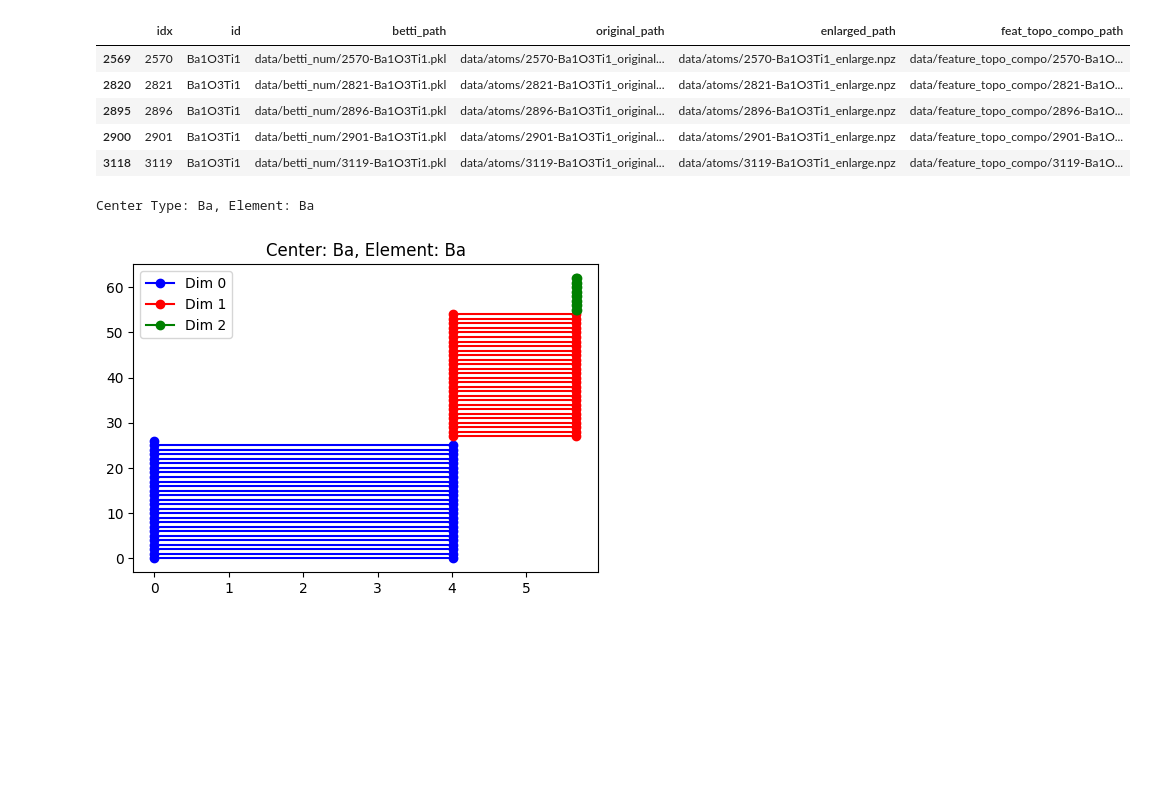
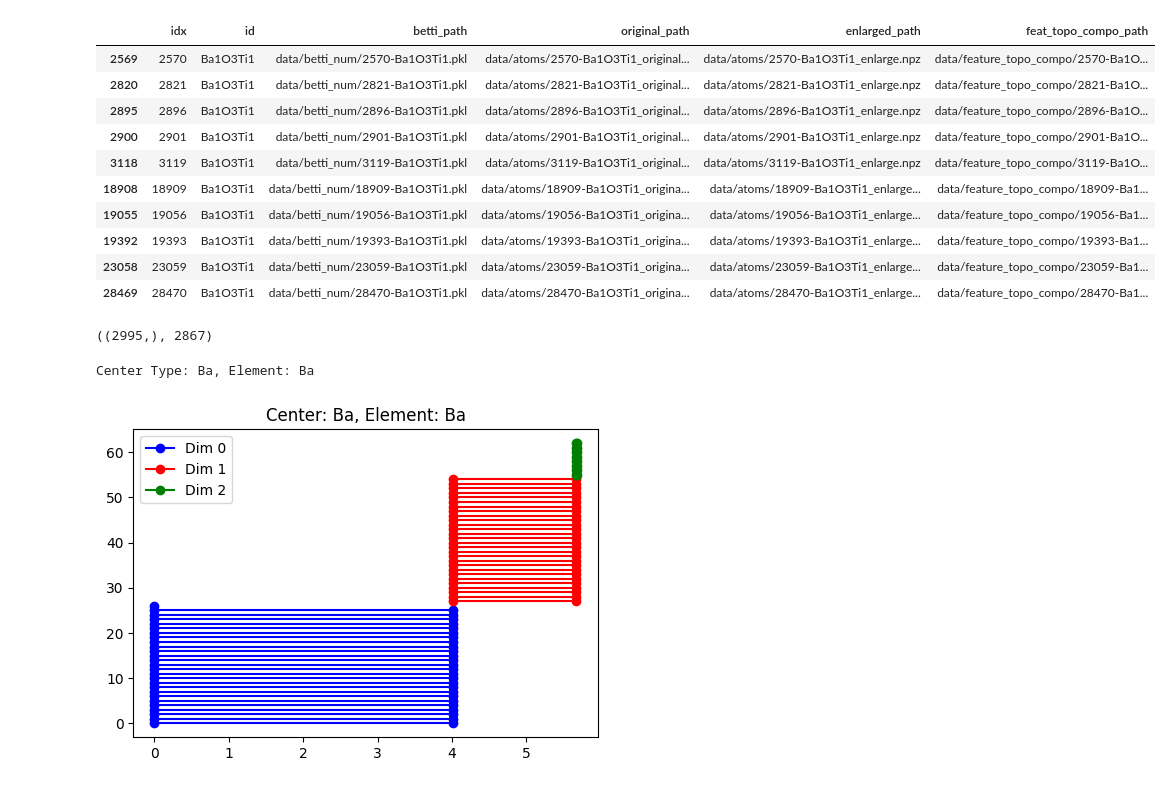
Before and after one commit to SantriptaSharma/omws-topo-crystals, a Jupyter notebook: validation.ipynb, the cells around one changed output. Drawn from its saved outputs; the diff is of its cells as text; code cells hidden in the pictures; blank space fills up the shorter version.

```diff
--- a/validation.ipynb
+++ b/validation.ipynb
@@ -57,14 +59,19 @@ def load_feature(path):
 	feat = np.load(path)
 	return feat
 # %%
-df[df["id"].str.contains("Ba") & df["id"].str.contains("Ti")].head()
+df[df["id"] == "Ba1O3Ti1"]
 # %% [output]
 |  | idx | id | betti_path | original_path | enlarged_path | feat_topo_compo_path |
 | 2569 | 2570 | Ba1O3Ti1 | data/betti_num/2570-Ba1O3Ti1.pkl | data/atoms/2570-Ba1O3Ti1_original... | data/atoms/2570-Ba1O3Ti1_enlarge.npz | data/feature_topo_compo/2570-Ba1O... |
 | 2820 | 2821 | Ba1O3Ti1 | data/betti_num/2821-Ba1O3Ti1.pkl | data/atoms/2821-Ba1O3Ti1_original... | data/atoms/2821-Ba1O3Ti1_enlarge.npz | data/feature_topo_compo/2821-Ba1O... |
 | 2895 | 2896 | Ba1O3Ti1 | data/betti_num/2896-Ba1O3Ti1.pkl | data/atoms/2896-Ba1O3Ti1_original... | data/atoms/2896-Ba1O3Ti1_enlarge.npz | data/feature_topo_compo/2896-Ba1O... |
 | 2900 | 2901 | Ba1O3Ti1 | data/betti_num/2901-Ba1O3Ti1.pkl | data/atoms/2901-Ba1O3Ti1_original... | data/atoms/2901-Ba1O3Ti1_enlarge.npz | data/feature_topo_compo/2901-Ba1O... |
 | 3118 | 3119 | Ba1O3Ti1 | data/betti_num/3119-Ba1O3Ti1.pkl | data/atoms/3119-Ba1O3Ti1_original... | data/atoms/3119-Ba1O3Ti1_enlarge.npz | data/feature_topo_compo/3119-Ba1O... |
+| 18908 | 18909 | Ba1O3Ti1 | data/betti_num/18909-Ba1O3Ti1.pkl | data/atoms/18909-Ba1O3Ti1_origina... | data/atoms/18909-Ba1O3Ti1_enlarge... | data/feature_topo_compo/18909-Ba1... |
+| 19055 | 19056 | Ba1O3Ti1 | data/betti_num/19056-Ba1O3Ti1.pkl | data/atoms/19056-Ba1O3Ti1_origina... | data/atoms/19056-Ba1O3Ti1_enlarge... | data/feature_topo_compo/19056-Ba1... |
+| 19392 | 19393 | Ba1O3Ti1 | data/betti_num/19393-Ba1O3Ti1.pkl | data/atoms/19393-Ba1O3Ti1_origina... | data/atoms/19393-Ba1O3Ti1_enlarge... | data/feature_topo_compo/19393-Ba1... |
+| 23058 | 23059 | Ba1O3Ti1 | data/betti_num/23059-Ba1O3Ti1.pkl | data/atoms/23059-Ba1O3Ti1_origina... | data/atoms/23059-Ba1O3Ti1_enlarge... | data/feature_topo_compo/23059-Ba1... |
+| 28469 | 28470 | Ba1O3Ti1 | data/betti_num/28470-Ba1O3Ti1.pkl | data/atoms/28470-Ba1O3Ti1_origina... | data/atoms/28470-Ba1O3Ti1_enlarge... | data/feature_topo_compo/28470-Ba1... |
 # %%
 import plotly.express as px
 
@@ -113,6 +120,10 @@ lattice_vec, atom_vec, cart_atom_vec = load_unit_cell(cell_path)
 cav, cev = load_enlarged(enlarged_paths)
 all_pair_outs = load_bars(betti_path)
 feat = load_feature(feature_path)
+# %%
+feat.shape, 32 + 81 * 35
+# %% [output]
+((2995,), 2867)
 # %%
 
 draw_unit_cell(atom_vec, cart_atom_vec)
```
Also changed, not shown: parts of 1 cell of this notebook, 1 other file.
